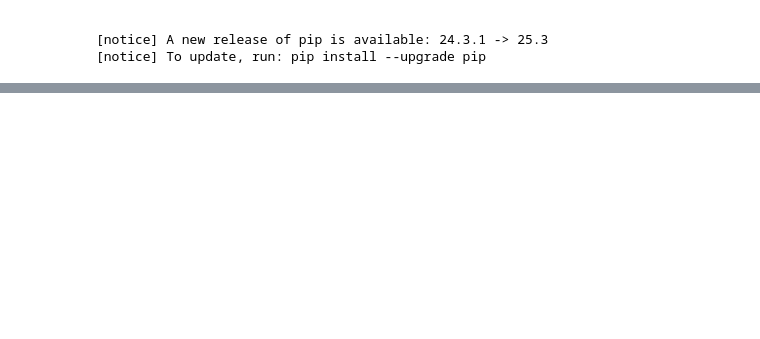
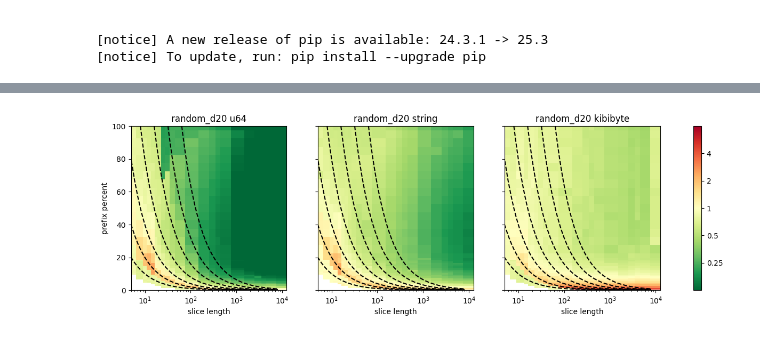
Before and after one commit to niklasf/partial_sort_vendored_std, a Jupyter notebook: analyse_benches.ipynb, the cells around one changed output, grey strips where cells are left out. Saved outputs shown, nothing was run; the diff lists cells and outputs as text; code cells hidden in the pictures; blank space fills up the shorter version.

```diff
--- a/analyse_benches.ipynb
+++ b/analyse_benches.ipynb
@@ -114,0 +108,4 @@ plot("u64_random_z1")
+# %%
+plot("random_d20")
+# %% [output]
+[figure, added]
```
Also changed, not shown: parts of 11 cells of this notebook.
